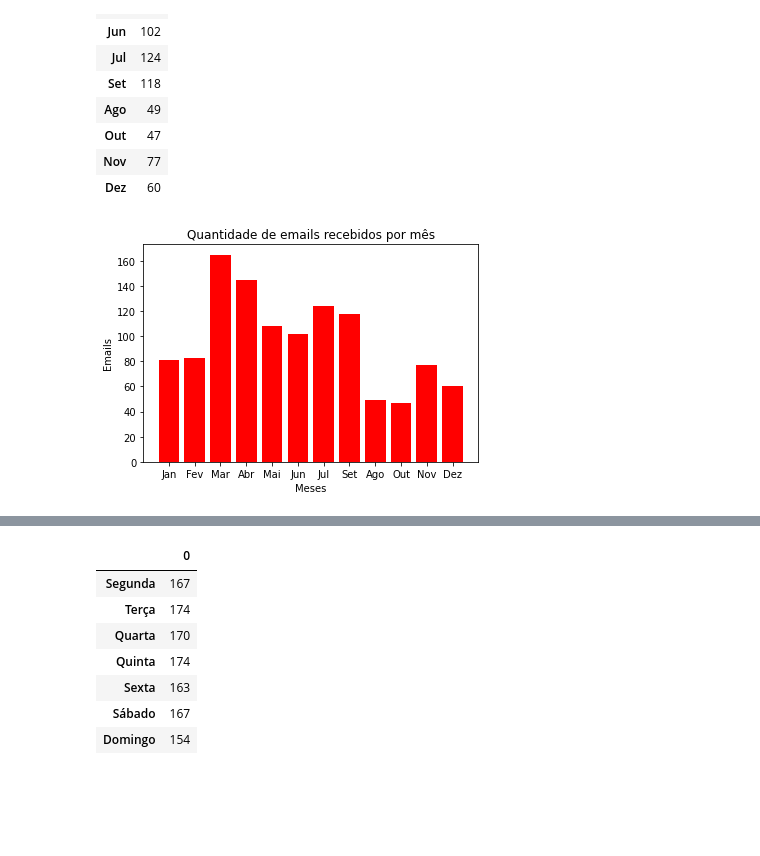
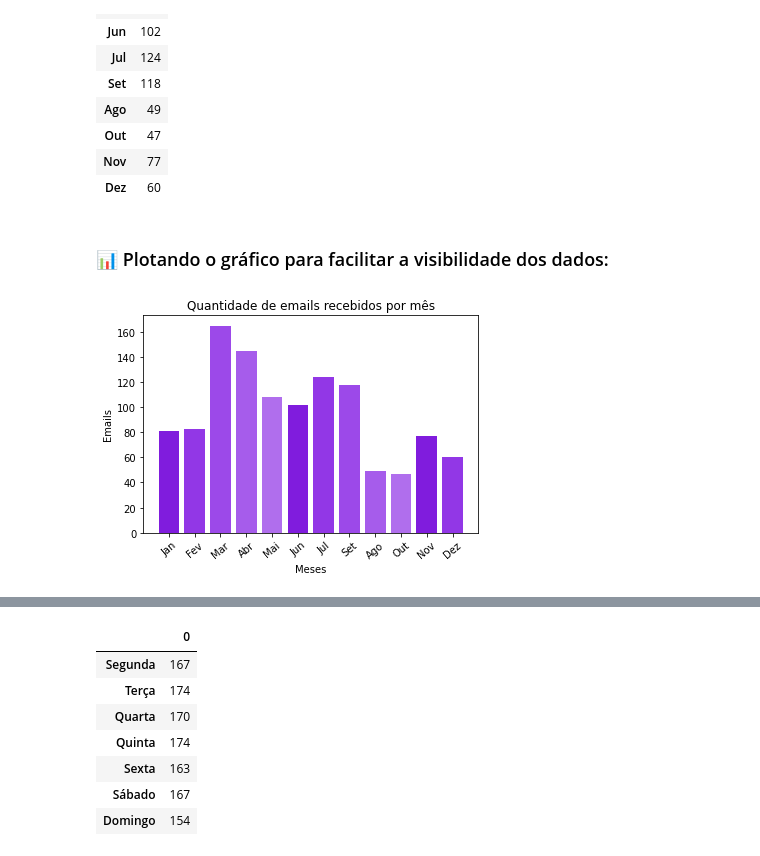
Before and after one commit to ViniciusMedeiros96/Statistic, a Jupyter notebook: Projeto/Projeto 2/Projeto_II.ipynb, the cells around one changed output, grey strips where cells are left out. Saved outputs shown, nothing was run; the diff lists cells and outputs as text; code cells hidden in the pictures; blank space fills up the shorter version.

```diff
--- a/Projeto/Projeto 2/Projeto_II.ipynb
+++ b/Projeto/Projeto 2/Projeto_II.ipynb
@@ -10,4 +16,4 @@ import re
 # %%
-email = pd.read_csv("emails_processados.csv")
+email = pd.read_csv("https://raw.githubusercontent.com/vinimedeiros13/Statistic/main/Projeto/Projeto%202/emails_processados.csv")
 # %%
 email.drop('Unnamed: 0', axis='columns', inplace=True)
@@ -91,9 +155,8 @@ Dezembro = mes["December"]
 # %%
-media_meses = (Janeiro, Fevereiro, Março, Abril, Maio, Junho, Julho, Agosto, Setembro, Outubro, Novembro, Dezembro)
-mediameses = pd.DataFrame(media_meses, meses)
-mediameses[0] = mediameses[0].round(3)
-Mediameses = mediameses[0]
-mediameses
+_meses = (Janeiro, Fevereiro, Março, Abril, Maio, Junho, Julho, Agosto, Setembro, Outubro, Novembro, Dezembro)
+_Meses = pd.DataFrame(_meses, meses)
+_Meses[0] = _Meses[0].round(3)
+_Meses
 # %% [output]
 |  | 0 |
 | Jan | 81 |
@@ -108,11 +171,14 @@ mediameses
 | Out | 47 |
 | Nov | 77 |
 | Dez | 60 |
+# %% [markdown]
+### 📊 Plotando o gráfico para facilitar a visibilidade dos dados:
 # %%
-plt.bar(meses, Mediameses, color="red")
+plt.bar(meses, _meses, color=["#801cdd", "#9237e6", "#9c49e9", "#a65ceb", "#b06eed"])
 plt.ylabel("Emails")
+plt.xticks(rotation=40)
 plt.xlabel("Meses")
 plt.title("Quantidade de emails recebidos por mês")
 plt.show()
 # %% [output]
-[figure, old version]
+[figure, new version]
```
Also changed, not shown: parts of 92 cells of this notebook, 4 other files.
